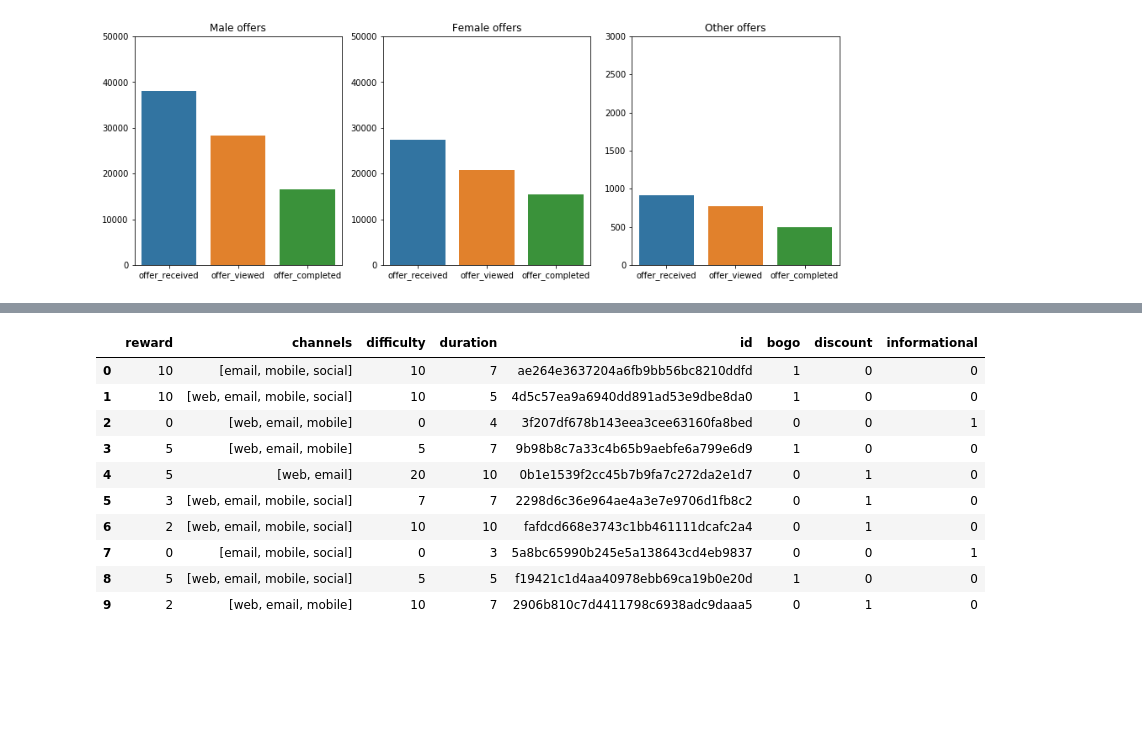
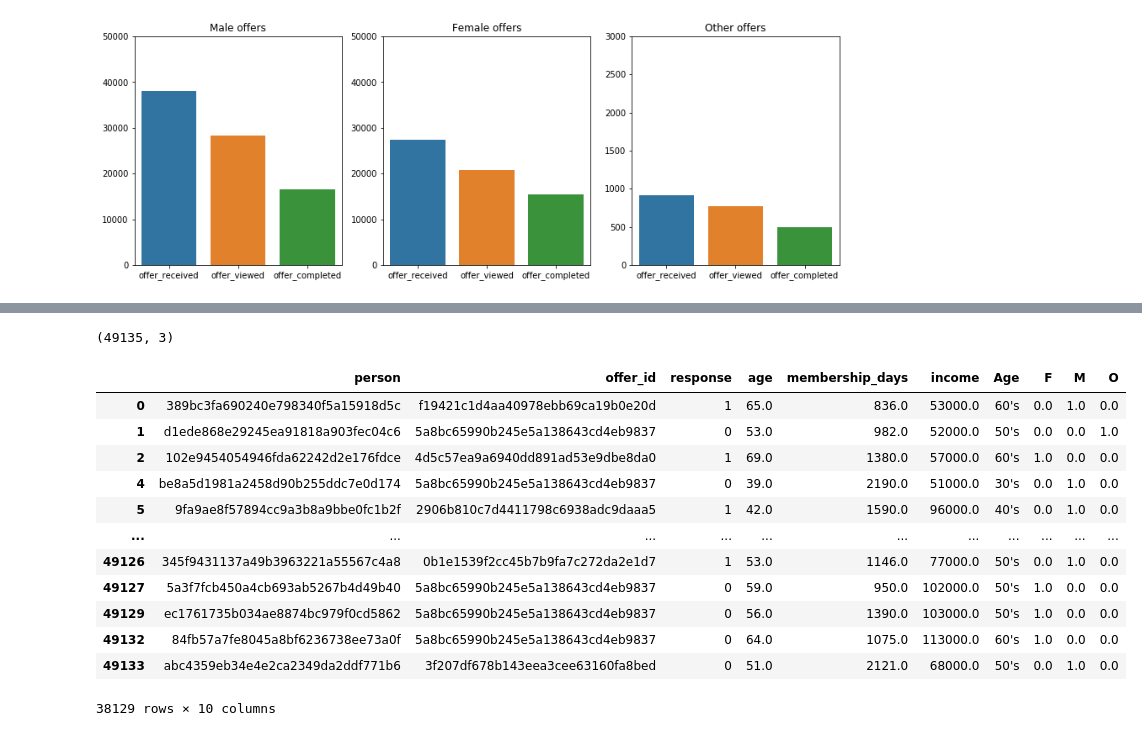
Before and after one commit to KWeselski/Starbucks_Capstone, a Jupyter notebook: Analysis_data.ipynb, the cells around one changed output, grey strips where cells are left out. Drawn from its saved outputs; the diff is of its cells as text; code cells hidden in the pictures; blank space fills up the shorter version.

```diff
--- a/Analysis_data.ipynb
+++ b/Analysis_data.ipynb
@@ -388,17 +399,34 @@ test_df
+# %%
+completed_and_viewed['response'] = completed_and_viewed.apply(return_response,axis=1)
+# %%
+completed_and_viewed.drop(['offer_viewed','offer_completed'],axis=1,inplace=True)
+# %%
+completed_and_viewed.shape
+# %% [output]
+(49135, 3)
+# %%
+profile_df.reset_index(inplace=True)
+profile_df = profile_df.rename(columns={'id':'person'})
+# %%
+final_df = completed_and_viewed.merge(profile_df,how='left',on='person')
+final_df.dropna(inplace=True)
+# %%
+final_df
+# %% [output]
+|  | person | offer_id | response | age | membership_days | income | Age | F | M | O |
+| 0 | 389bc3fa690240e798340f5a15918d5c | f19421c1d4aa40978ebb69ca19b0e20d | 1 | 65.0 | 836.0 | 53000.0 | 60's | 0.0 | 1.0 | 0.0 |
+| 1 | d1ede868e29245ea91818a903fec04c6 | 5a8bc65990b245e5a138643cd4eb9837 | 0 | 53.0 | 982.0 | 52000.0 | 50's | 0.0 | 0.0 | 1.0 |
+| 2 | 102e9454054946fda62242d2e176fdce | 4d5c57ea9a6940dd891ad53e9dbe8da0 | 1 | 69.0 | 1380.0 | 57000.0 | 60's | 1.0 | 0.0 | 0.0 |
+| 4 | be8a5d1981a2458d90b255ddc7e0d174 | 5a8bc65990b245e5a138643cd4eb9837 | 0 | 39.0 | 2190.0 | 51000.0 | 30's | 0.0 | 1.0 | 0.0 |
+| 5 | 9fa9ae8f57894cc9a3b8a9bbe0fc1b2f | 2906b810c7d4411798c6938adc9daaa5 | 1 | 42.0 | 1590.0 | 96000.0 | 40's | 0.0 | 1.0 | 0.0 |
+| ... | ... | ... | ... | ... | ... | ... | ... | ... | ... | ... |
+| 49126 | 345f9431137a49b3963221a55567c4a8 | 0b1e1539f2cc45b7b9fa7c272da2e1d7 | 1 | 53.0 | 1146.0 | 77000.0 | 50's | 0.0 | 1.0 | 0.0 |
+| 49127 | 5a3f7fcb450a4cb693ab5267b4d49b40 | 5a8bc65990b245e5a138643cd4eb9837 | 0 | 59.0 | 950.0 | 102000.0 | 50's | 1.0 | 0.0 | 0.0 |
+| 49129 | ec1761735b034ae8874bc979f0cd5862 | 5a8bc65990b245e5a138643cd4eb9837 | 0 | 56.0 | 1390.0 | 103000.0 | 50's | 1.0 | 0.0 | 0.0 |
+| 49132 | 84fb57a7fe8045a8bf6236738ee73a0f | 5a8bc65990b245e5a138643cd4eb9837 | 0 | 64.0 | 1075.0 | 113000.0 | 60's | 1.0 | 0.0 | 0.0 |
+| 49133 | abc4359eb34e4e2ca2349da2ddf771b6 | 3f207df678b143eea3cee63160fa8bed | 0 | 51.0 | 2121.0 | 68000.0 | 50's | 0.0 | 1.0 | 0.0 |
+38129 rows × 10 columns
 # %%
 offer_dummies =pd.get_dummies(portfolio_df['offer_type'])
-offer_df = pd.concat([portfolio_df,offer_dummies],axis=1)
-offer_df = offer_df.drop(columns=['offer_type'],axis=1)
-offer_df
+portfolio_df = pd.concat([portfolio_df,offer_dummies],axis=1)
+portfolio_df = portfolio_df.drop(columns=['offer_type'],axis=1)
-# %% [output]
-|  | reward | channels | difficulty | duration | id | bogo | discount | informational |
-| 0 | 10 | [email, mobile, social] | 10 | 7 | ae264e3637204a6fb9bb56bc8210ddfd | 1 | 0 | 0 |
-| 1 | 10 | [web, email, mobile, social] | 10 | 5 | 4d5c57ea9a6940dd891ad53e9dbe8da0 | 1 | 0 | 0 |
-| 2 | 0 | [web, email, mobile] | 0 | 4 | 3f207df678b143eea3cee63160fa8bed | 0 | 0 | 1 |
-| 3 | 5 | [web, email, mobile] | 5 | 7 | 9b98b8c7a33c4b65b9aebfe6a799e6d9 | 1 | 0 | 0 |
-| 4 | 5 | [web, email] | 20 | 10 | 0b1e1539f2cc45b7b9fa7c272da2e1d7 | 0 | 1 | 0 |
-| 5 | 3 | [web, email, mobile, social] | 7 | 7 | 2298d6c36e964ae4a3e7e9706d1fb8c2 | 0 | 1 | 0 |
-| 6 | 2 | [web, email, mobile, social] | 10 | 10 | fafdcd668e3743c1bb461111dcafc2a4 | 0 | 1 | 0 |
-| 7 | 0 | [email, mobile, social] | 0 | 3 | 5a8bc65990b245e5a138643cd4eb9837 | 0 | 0 | 1 |
-| 8 | 5 | [web, email, mobile, social] | 5 | 5 | f19421c1d4aa40978ebb69ca19b0e20d | 1 | 0 | 0 |
-| 9 | 2 | [web, email, mobile] | 10 | 7 | 2906b810c7d4411798c6938adc9daaa5 | 0 | 1 | 0 |
```
Also changed, not shown: parts of 45 cells of this notebook.
